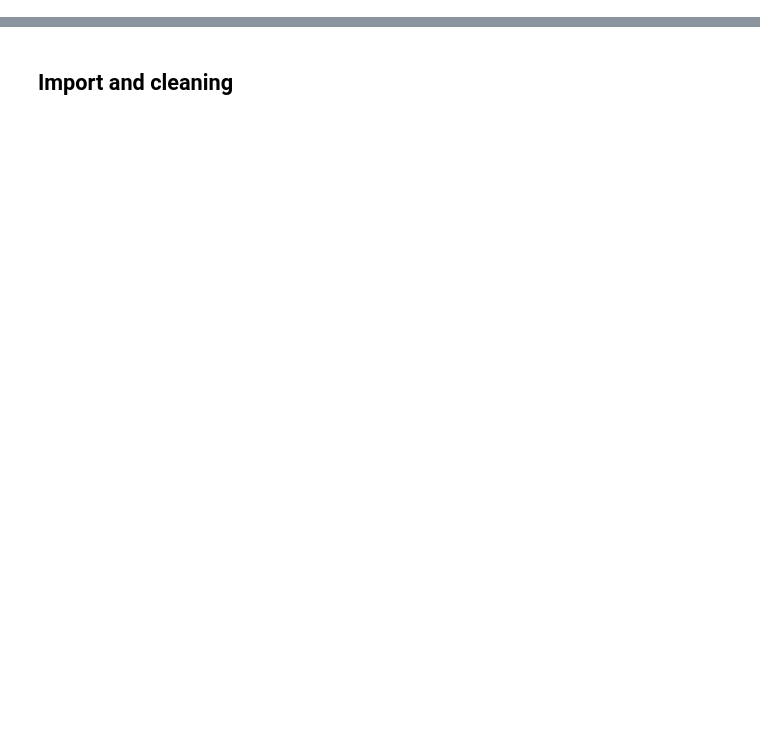
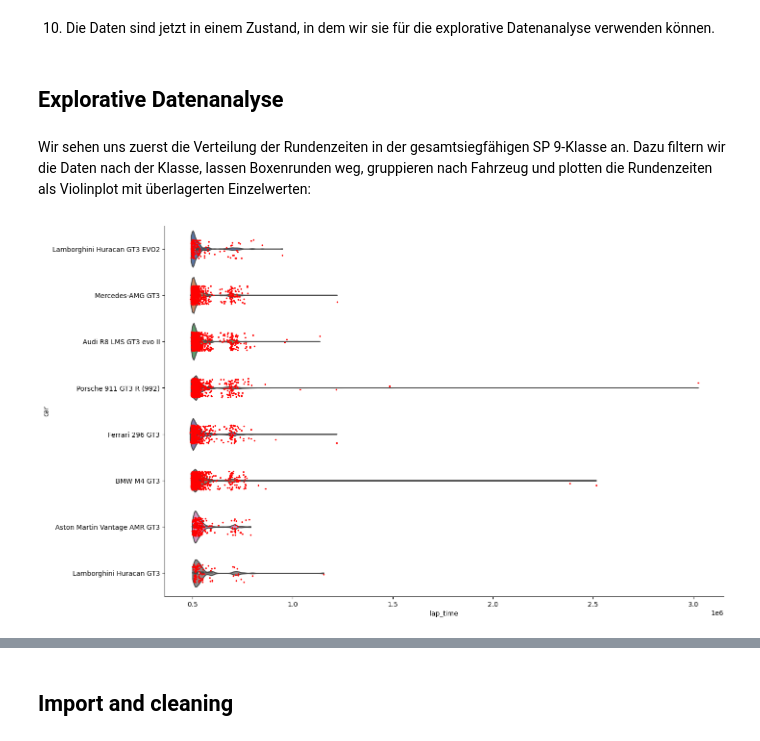
Before and after one commit to patmanteau/mbb-agp-sobe, a Jupyter notebook: balance_of_performance.ipynb, the cells around one changed output, grey strips where cells are left out. Cells and saved outputs as stored; diff of their text form; code cells hidden in the pictures; blank space fills up the shorter version.

```diff
--- a/balance_of_performance.ipynb
+++ b/balance_of_performance.ipynb
@@ -13,0 +403,39 @@ import matplotlib.pyplot as plt
+# %% [markdown]
+
+10. Die Daten sind jetzt in einem Zustand, in dem wir sie für die explorative Datenanalyse verwenden können.
+# %% [markdown]
+## Explorative Datenanalyse
+# %% [markdown]
+Wir sehen uns zuerst die Verteilung der Rundenzeiten in der gesamtsiegfähigen SP 9-Klasse an. Dazu filtern wir die Daten nach der Klasse, lassen Boxenrunden weg, gruppieren nach Fahrzeug und plotten die Rundenzeiten als Violinplot mit überlagerten Einzelwerten:
+# %%
+def plot_time_distribution(df: pd.DataFrame, value: str = "lap_time", hue: str | None = None) -> None:
+    df = df.copy()
+    df["__sort_q2"] = df.groupby("car")[value].transform(np.quantile, q=0.5)
+    f, ax = plt.subplots(figsize=(15, 10))
+    df.sort_values("__sort_q2", inplace=True)
+
+    sns.violinplot(
+        y=df["car"],
+        x=df[value],
+        bw=0.1,
+        # bw_method="silverman",
+        # width=1.5,
+        palette="deep",
+        cut=0,
+    )
+    sns.stripplot(
+        y=df["car"],
+        x=df[value],
+        jitter=0.2,
+        size=2.5,
+        color="red" if not hue else None,
+        palette="bright" if hue else None,
+        hue=df[hue] if hue else None,
+    )
+    sns.despine()
+# %%
+df_sp9_sectors = pd.DataFrame(df_race_sectors.query("class_short == 'SP 9'"))
+
+plot_time_distribution(df_sp9_sectors)
+# %% [output]
+[figure, added]
```
Also changed, not shown: parts of 75 cells of this notebook, 11 other files.
